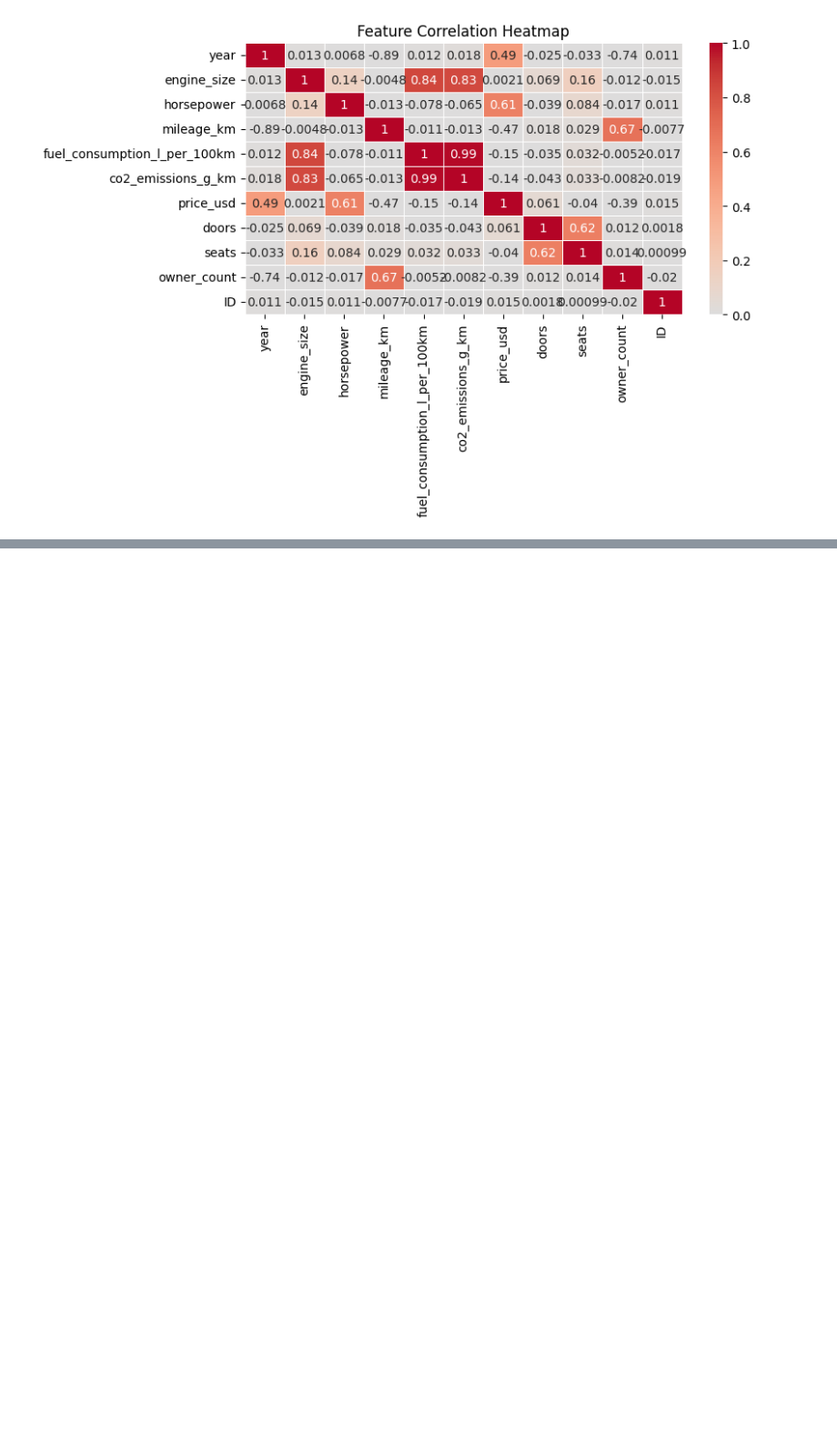
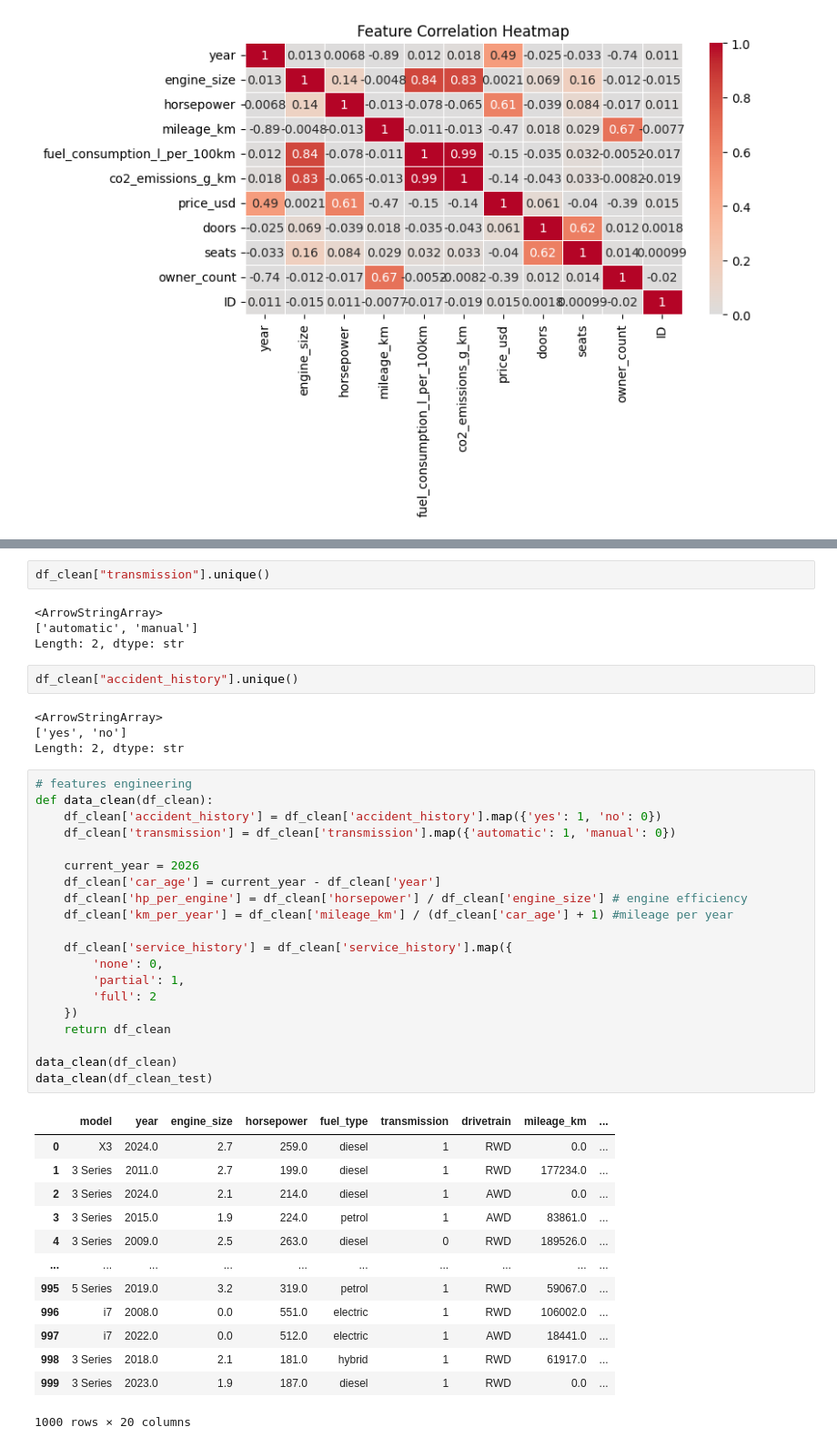
Before and after one commit to Indraadhikari/DAT200-Machine-Learning, a Jupyter notebook: CA5/CA5_Group_11.ipynb, the cells around one changed output, grey strips where cells are left out. Shown at 91% size. Saved outputs shown, nothing was run; the diff lists cells and outputs as text; blank space fills up the shorter version.

```diff
--- a/CA5/CA5_Group_11.ipynb
+++ b/CA5/CA5_Group_11.ipynb
@@ -134,0 +341,46 @@ plt.show()
+# %%
+df_clean["transmission"].unique()
+# %% [output]
+<ArrowStringArray>
+['automatic', 'manual']
+Length: 2, dtype: str
+# %%
+df_clean["accident_history"].unique()
+# %% [output]
+<ArrowStringArray>
+['yes', 'no']
+Length: 2, dtype: str
+# %%
+# features engineering
+def data_clean(df_clean):
+    df_clean['accident_history'] = df_clean['accident_history'].map({'yes': 1, 'no': 0})
+    df_clean['transmission'] = df_clean['transmission'].map({'automatic': 1, 'manual': 0})
+
+    current_year = 2026
+    df_clean['car_age'] = current_year - df_clean['year']
+    df_clean['hp_per_engine'] = df_clean['horsepower'] / df_clean['engine_size'] # engine efficiency
+    df_clean['km_per_year'] = df_clean['mileage_km'] / (df_clean['car_age'] + 1) #mileage per year
+
+    df_clean['service_history'] = df_clean['service_history'].map({
+        'none': 0,
+        'partial': 1,
+        'full': 2
+    })
+    return df_clean
+
+data_clean(df_clean)
+data_clean(df_clean_test)
+# %% [output]
+|  | model | year | engine_size | horsepower | fuel_type | transmission | drivetrain | mileage_km | ... |
+| 0 | X3 | 2024.0 | 2.7 | 259.0 | diesel | 1 | RWD | 0.0 | ... |
+| 1 | 3 Series | 2011.0 | 2.7 | 199.0 | diesel | 1 | RWD | 177234.0 | ... |
+| 2 | 3 Series | 2024.0 | 2.1 | 214.0 | diesel | 1 | AWD | 0.0 | ... |
+| 3 | 3 Series | 2015.0 | 1.9 | 224.0 | petrol | 1 | AWD | 83861.0 | ... |
+| 4 | 3 Series | 2009.0 | 2.5 | 263.0 | diesel | 0 | RWD | 189526.0 | ... |
+| ... | ... | ... | ... | ... | ... | ... | ... | ... | ... |
+| 995 | 5 Series | 2019.0 | 3.2 | 319.0 | petrol | 1 | RWD | 59067.0 | ... |
+| 996 | i7 | 2008.0 | 0.0 | 551.0 | electric | 1 | RWD | 106002.0 | ... |
+| 997 | i7 | 2022.0 | 0.0 | 512.0 | electric | 1 | AWD | 18441.0 | ... |
+| 998 | 3 Series | 2018.0 | 2.1 | 181.0 | hybrid | 1 | RWD | 61917.0 | ... |
+| 999 | 3 Series | 2023.0 | 1.9 | 187.0 | diesel | 1 | RWD | 0.0 | ... |
+1000 rows × 20 columns
```
Also changed, not shown: parts of 39 cells of this notebook.
